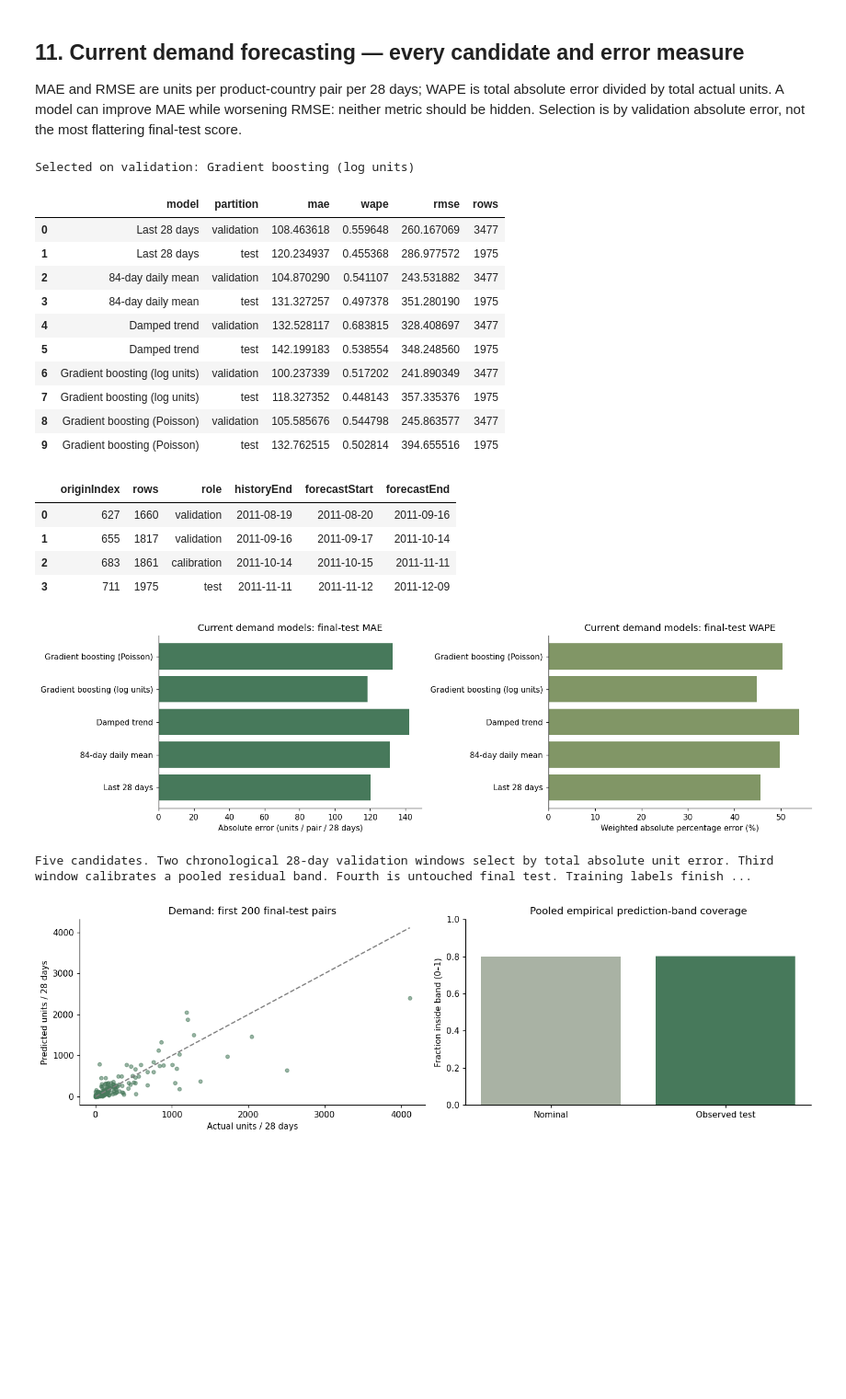
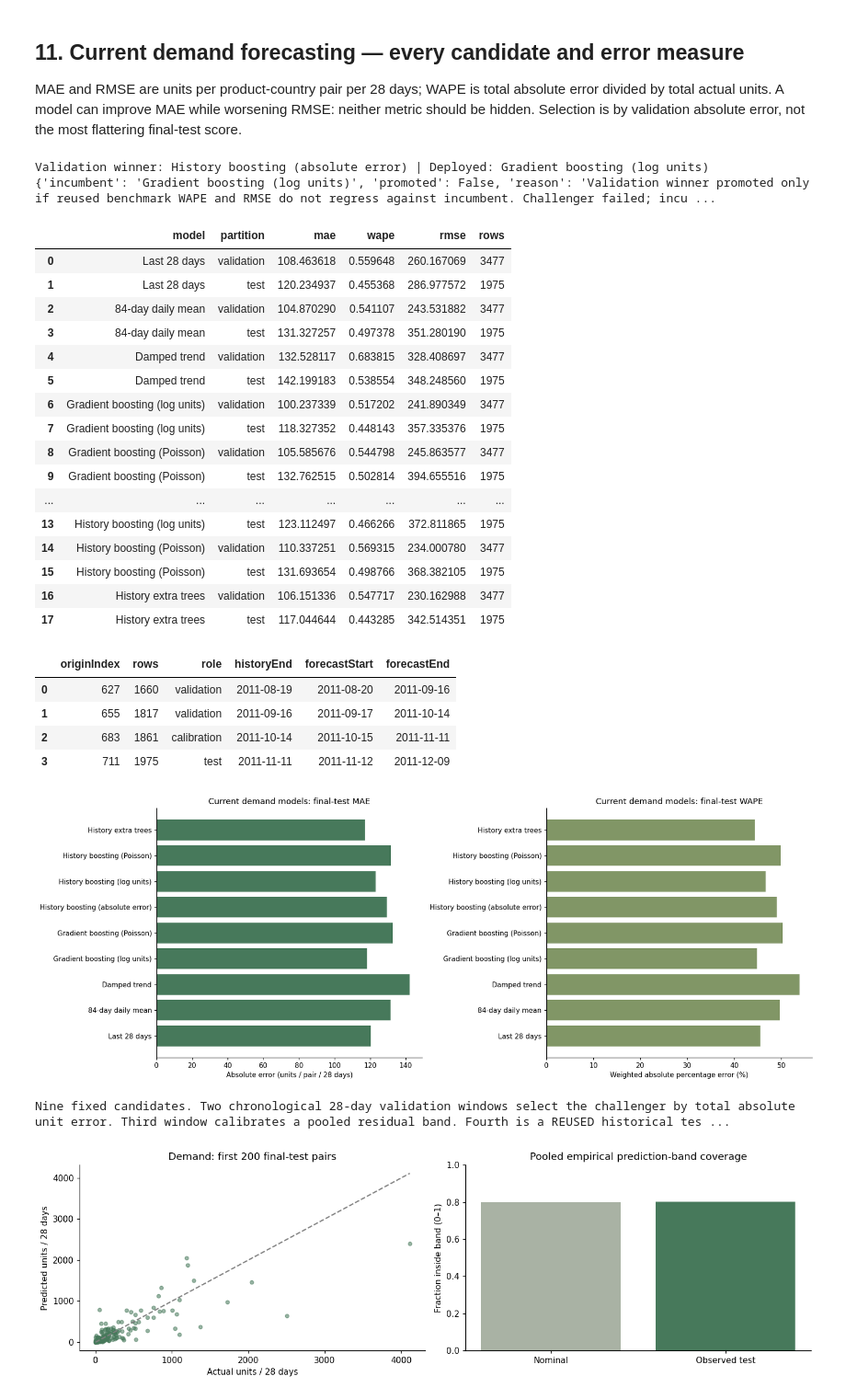
Before and after one commit to Rehan-2024/SmartRetailing, a Jupyter notebook: notebooks/SmartRetail_All_Models_Colab.ipynb, the cells around one changed output. Shown at 92% size. Cells and saved outputs as stored; diff of their text form; code cells hidden in the pictures; blank space fills up the shorter version.

```diff
--- a/notebooks/SmartRetail_All_Models_Colab.ipynb
+++ b/notebooks/SmartRetail_All_Models_Colab.ipynb
@@ -752,38 +789,46 @@ forecast_rows=[]
 for candidate in demand["candidates"]:
     for partition in ["validation","test"]:
         forecast_rows.append({"model":candidate["model"],"partition":partition,**candidate[partition]})
 forecast_table=pd.DataFrame(forecast_rows)
-print("Selected on validation:",demand["selected"])
+print("Validation winner:",demand["validationWinner"],"| Deployed:",demand["selected"])
+print(demand["releaseDecision"])
 display(forecast_table)
 display(pd.DataFrame(demand["folds"]))
-fig,axes=plt.subplots(1,2,figsize=(14,4))
+fig,axes=plt.subplots(1,2,figsize=(16,6))
 test_table=forecast_table[forecast_table.partition=="test"]
 axes[0].barh(test_table.model,test_table.mae,color="#47795b")
 axes[0].set(title="Current demand models: final-test MAE",xlabel="Absolute error (units / pair / 28 days)")
 axes[1].barh(test_table.model,test_table.wape*100,color="#819666")
 axes[1].set(title="Current demand models: final-test WAPE",xlabel="Weighted absolute percentage error (%)")
 plt.tight_layout();plt.show()
 print(demand["protocol"])
 # %% [output]
-Selected on validation: Gradient boosting (log units)
+Validation winner: History boosting (absolute error) | Deployed: Gradient boosting (log units)
+{'incumbent': 'Gradient boosting (log units)', 'promoted': False, 'reason': 'Validation winner promoted only if reused benchmark WAPE and RMSE do not regress against incumbent. Challenger failed; incu ...
 |  | model | partition | mae | wape | rmse | rows |
 | 0 | Last 28 days | validation | 108.463618 | 0.559648 | 260.167069 | 3477 |
 | 1 | Last 28 days | test | 120.234937 | 0.455368 | 286.977572 | 1975 |
 | 2 | 84-day daily mean | validation | 104.870290 | 0.541107 | 243.531882 | 3477 |
 | 3 | 84-day daily mean | test | 131.327257 | 0.497378 | 351.280190 | 1975 |
 | 4 | Damped trend | validation | 132.528117 | 0.683815 | 328.408697 | 3477 |
 | 5 | Damped trend | test | 142.199183 | 0.538554 | 348.248560 | 1975 |
 | 6 | Gradient boosting (log units) | validation | 100.237339 | 0.517202 | 241.890349 | 3477 |
 | 7 | Gradient boosting (log units) | test | 118.327352 | 0.448143 | 357.335376 | 1975 |
 | 8 | Gradient boosting (Poisson) | validation | 105.585676 | 0.544798 | 245.863577 | 3477 |
 | 9 | Gradient boosting (Poisson) | test | 132.762515 | 0.502814 | 394.655516 | 1975 |
+| ... | ... | ... | ... | ... | ... | ... |
+| 13 | History boosting (log units) | test | 123.112497 | 0.466266 | 372.811865 | 1975 |
+| 14 | History boosting (Poisson) | validation | 110.337251 | 0.569315 | 234.000780 | 3477 |
+| 15 | History boosting (Poisson) | test | 131.693654 | 0.498766 | 368.382105 | 1975 |
+| 16 | History extra trees | validation | 106.151336 | 0.547717 | 230.162988 | 3477 |
+| 17 | History extra trees | test | 117.044644 | 0.443285 | 342.514351 | 1975 |
 |  | originIndex | rows | role | historyEnd | forecastStart | forecastEnd |
 | 0 | 627 | 1660 | validation | 2011-08-19 | 2011-08-20 | 2011-09-16 |
 | 1 | 655 | 1817 | validation | 2011-09-16 | 2011-09-17 | 2011-10-14 |
 | 2 | 683 | 1861 | calibration | 2011-10-14 | 2011-10-15 | 2011-11-11 |
 | 3 | 711 | 1975 | test | 2011-11-11 | 2011-11-12 | 2011-12-09 |
-[figure, old version]
+[figure, new version]
-Five candidates. Two chronological 28-day validation windows select by total absolute unit error. Third window calibrates a pooled residual band. Fourth is untouched final test. Training labels finish ...
+Nine fixed candidates. Two chronological 28-day validation windows select the challenger by total absolute unit error. Third window calibrates a pooled residual band. Fourth is a REUSED historical tes ...
 # %%
 points=pd.DataFrame(demand["testPoints"])
 fig,axes=plt.subplots(1,2,figsize=(13,4))
```
Also changed, not shown: parts of 22 cells of this notebook, 18 other files.
